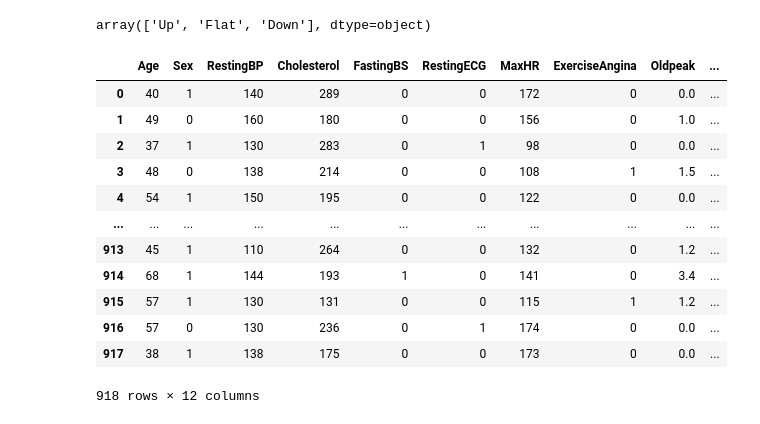
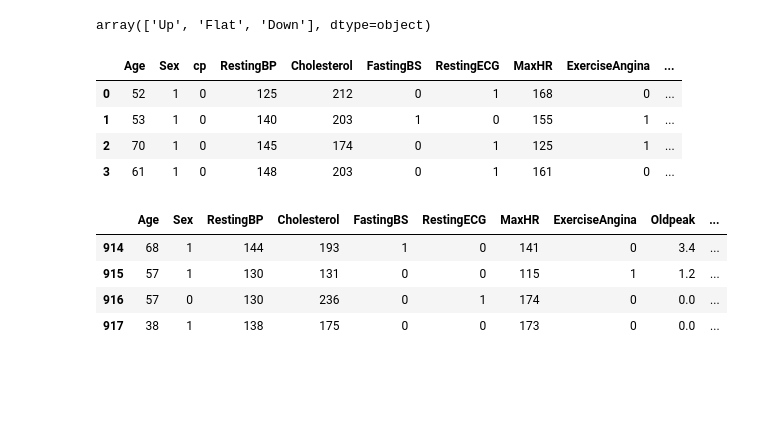
Before and after one commit to Arif118/Heart-disease-prediction, a Jupyter notebook: Heart_disease_prediction.ipynb, the cells around one changed output. Saved outputs shown, nothing was run; the diff lists cells and outputs as text; code cells hidden in the pictures; blank space fills up the shorter version.

```diff
--- a/Heart_disease_prediction.ipynb
+++ b/Heart_disease_prediction.ipynb
@@ -117,19 +169,19 @@ df2['ST_Slope'] = df2['ST_Slope'].map({
     'Flat': 0.5,
     'Up': 1
 })
+# %%
+df1.head(4)
+# %% [output]
+|  | Age | Sex | cp | RestingBP | Cholesterol | FastingBS | RestingECG | MaxHR | ExerciseAngina | ... |
+| 0 | 52 | 1 | 0 | 125 | 212 | 0 | 1 | 168 | 0 | ... |
+| 1 | 53 | 1 | 0 | 140 | 203 | 1 | 0 | 155 | 1 | ... |
+| 2 | 70 | 1 | 0 | 145 | 174 | 0 | 1 | 125 | 1 | ... |
+| 3 | 61 | 1 | 0 | 148 | 203 | 0 | 1 | 161 | 0 | ... |
 # %%
-df2
+df2.tail(4)
 # %% [output]
 |  | Age | Sex | RestingBP | Cholesterol | FastingBS | RestingECG | MaxHR | ExerciseAngina | Oldpeak | ... |
-| 0 | 40 | 1 | 140 | 289 | 0 | 0 | 172 | 0 | 0.0 | ... |
-| 1 | 49 | 0 | 160 | 180 | 0 | 0 | 156 | 0 | 1.0 | ... |
-| 2 | 37 | 1 | 130 | 283 | 0 | 1 | 98 | 0 | 0.0 | ... |
-| 3 | 48 | 0 | 138 | 214 | 0 | 0 | 108 | 1 | 1.5 | ... |
-| 4 | 54 | 1 | 150 | 195 | 0 | 0 | 122 | 0 | 0.0 | ... |
-| ... | ... | ... | ... | ... | ... | ... | ... | ... | ... | ... |
-| 913 | 45 | 1 | 110 | 264 | 0 | 0 | 132 | 0 | 1.2 | ... |
 | 914 | 68 | 1 | 144 | 193 | 1 | 0 | 141 | 0 | 3.4 | ... |
 | 915 | 57 | 1 | 130 | 131 | 0 | 0 | 115 | 1 | 1.2 | ... |
 | 916 | 57 | 0 | 130 | 236 | 0 | 1 | 174 | 0 | 0.0 | ... |
 | 917 | 38 | 1 | 138 | 175 | 0 | 0 | 173 | 0 | 0.0 | ... |
-918 rows × 12 columns
```
Also changed, not shown: parts of 20 cells of this notebook.
